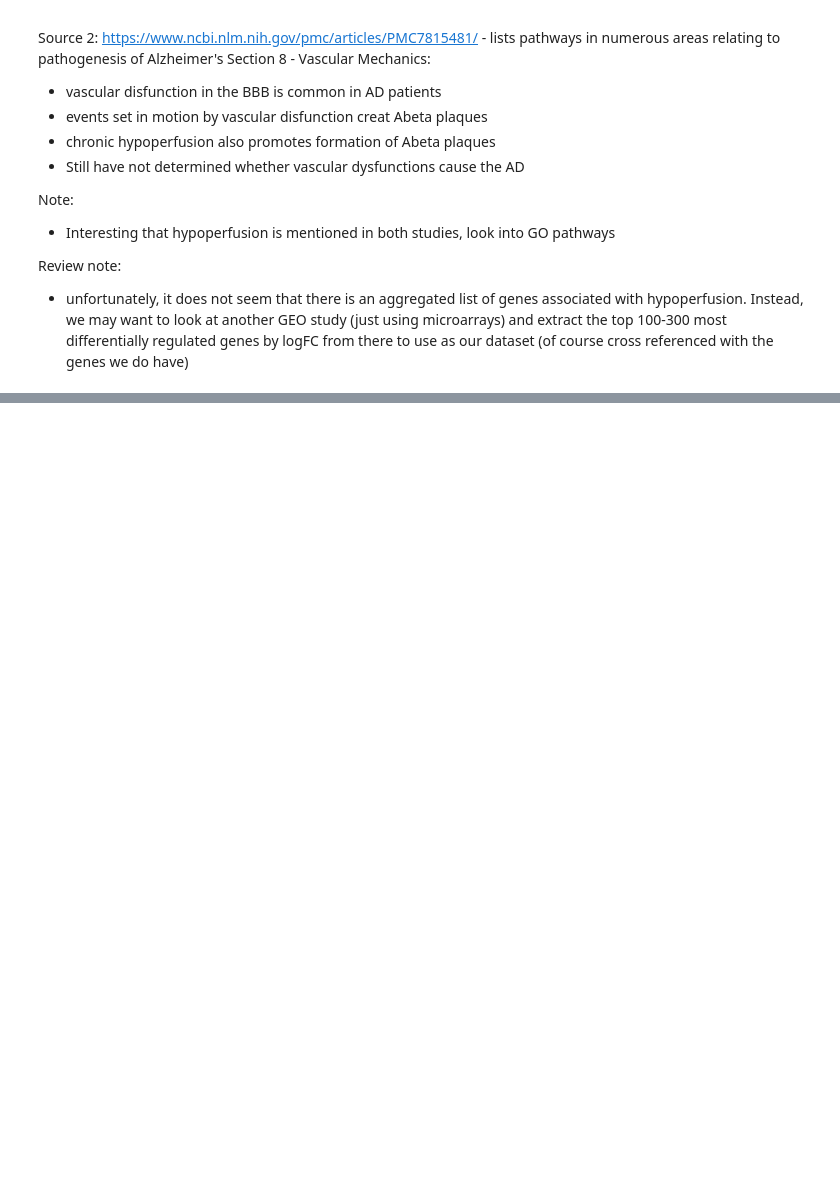
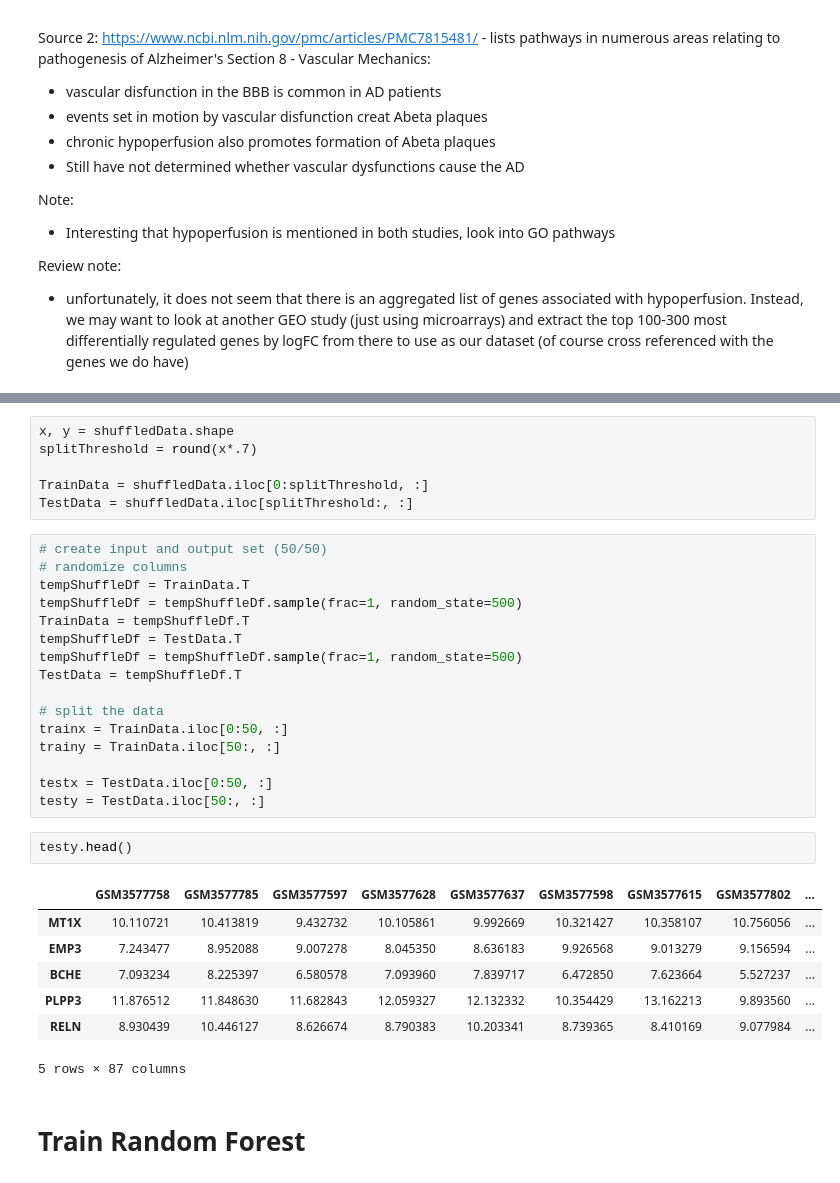
Before and after one commit to tessaSlice/Gene-Regression-Analysis, a Jupyter notebook: pipeline.ipynb, the cells around one changed output, grey strips where cells are left out. Cells and saved outputs as stored; diff of their text form; blank space fills up the shorter version.

```diff
--- a/pipeline.ipynb
+++ b/pipeline.ipynb
@@ -113,0 +188,34 @@ Review note:
+# %%
+x, y = shuffledData.shape
+splitThreshold = round(x*.7)
+
+TrainData = shuffledData.iloc[0:splitThreshold, :]
+TestData = shuffledData.iloc[splitThreshold:, :]
+# %%
+# create input and output set (50/50)
+# randomize columns
+tempShuffleDf = TrainData.T
+tempShuffleDf = tempShuffleDf.sample(frac=1, random_state=500)
+TrainData = tempShuffleDf.T
+tempShuffleDf = TestData.T
+tempShuffleDf = tempShuffleDf.sample(frac=1, random_state=500)
+TestData = tempShuffleDf.T
+
+# split the data
+trainx = TrainData.iloc[0:50, :]
+trainy = TrainData.iloc[50:, :]
+
+testx = TestData.iloc[0:50, :]
+testy = TestData.iloc[50:, :]
+# %%
+testy.head()
+# %% [output]
+|  | GSM3577758 | GSM3577785 | GSM3577597 | GSM3577628 | GSM3577637 | GSM3577598 | GSM3577615 | GSM3577802 | ... |
+| MT1X | 10.110721 | 10.413819 | 9.432732 | 10.105861 | 9.992669 | 10.321427 | 10.358107 | 10.756056 | ... |
+| EMP3 | 7.243477 | 8.952088 | 9.007278 | 8.045350 | 8.636183 | 9.926568 | 9.013279 | 9.156594 | ... |
+| BCHE | 7.093234 | 8.225397 | 6.580578 | 7.093960 | 7.839717 | 6.472850 | 7.623664 | 5.527237 | ... |
+| PLPP3 | 11.876512 | 11.848630 | 11.682843 | 12.059327 | 12.132332 | 10.354429 | 13.162213 | 9.893560 | ... |
+| RELN | 8.930439 | 10.446127 | 8.626674 | 8.790383 | 10.203341 | 8.739365 | 8.410169 | 9.077984 | ... |
+5 rows × 87 columns
+# %% [markdown]
+# Train Random Forest
```
Also changed, not shown: parts of 12 cells of this notebook.
